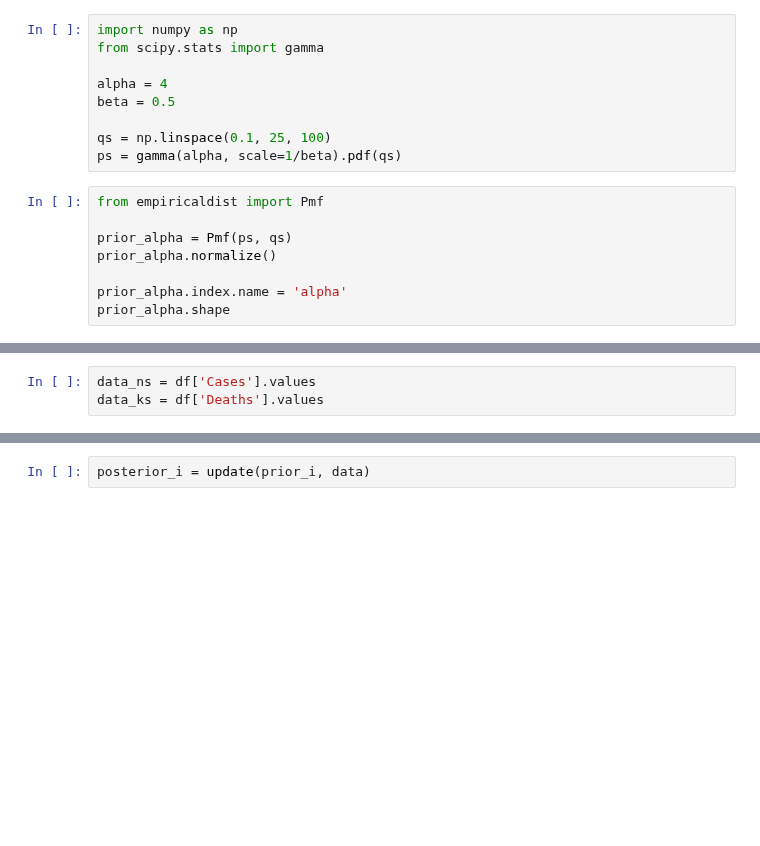
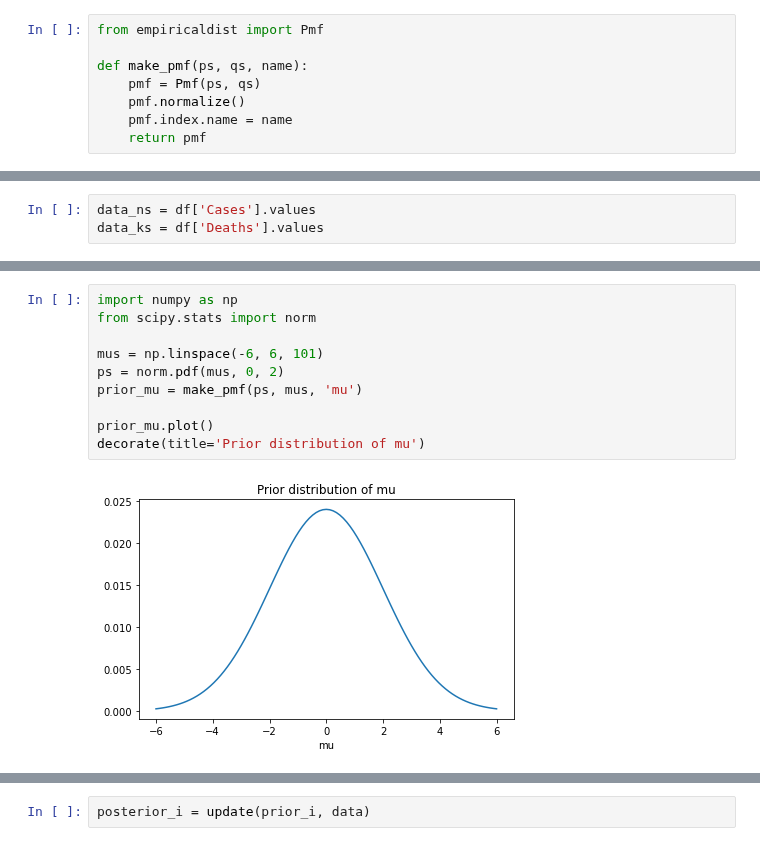
Before and after one commit to AllenDowney/ThinkBayes2, a Jupyter notebook: examples/hospital.ipynb, the cells around one changed output, grey strips where cells are left out. Cells and saved outputs as stored; diff of their text form; blank space fills up the shorter version.

```diff
--- a/examples/hospital.ipynb
+++ b/examples/hospital.ipynb
@@ -76,17 +55,8 @@ def compare_cdf(pmf, sample):
-# %%
-import numpy as np
-from scipy.stats import gamma
-
-alpha = 4
-beta = 0.5
-
-qs = np.linspace(0.1, 25, 100)
-ps = gamma(alpha, scale=1/beta).pdf(qs)
 # %%
 from empiricaldist import Pmf
 
-prior_alpha = Pmf(ps, qs)
-prior_alpha.normalize()
-
-prior_alpha.index.name = 'alpha'
-prior_alpha.shape
+def make_pmf(ps, qs, name):
+    pmf = Pmf(ps, qs)
+    pmf.normalize()
+    pmf.index.name = name
+    return pmf
@@ -654,0 +171,12 @@ data
+# %%
+import numpy as np
+from scipy.stats import norm
+
+mus = np.linspace(-6, 6, 101)
+ps = norm.pdf(mus, 0, 2)
+prior_mu = make_pmf(ps, mus, 'mu')
+
+prior_mu.plot()
+decorate(title='Prior distribution of mu')
+# %% [output]
+[figure, added]
```
Also changed, not shown: parts of 178 cells of this notebook.
